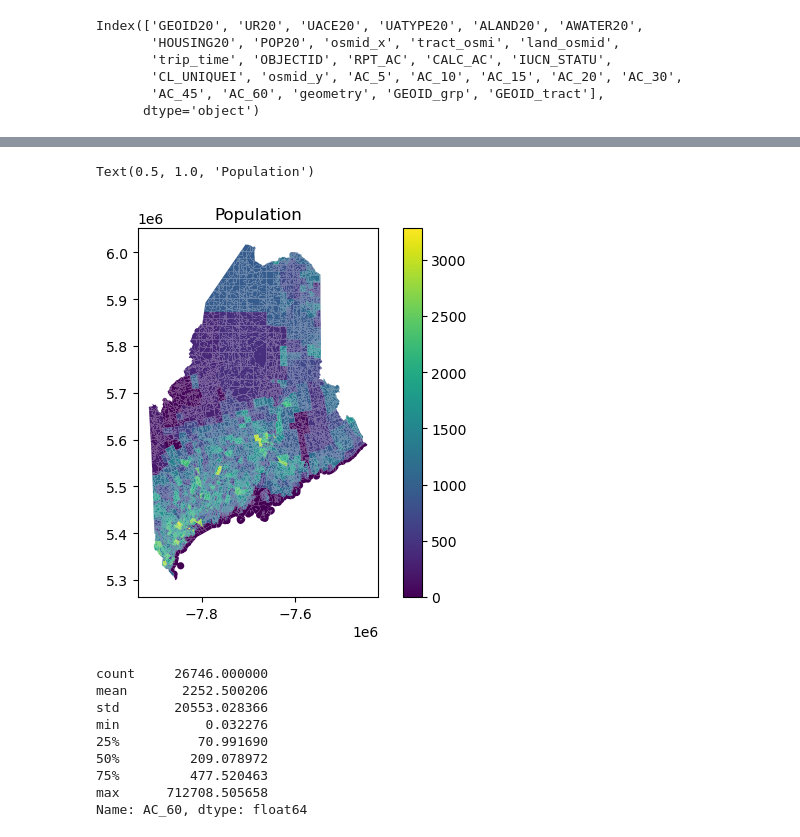
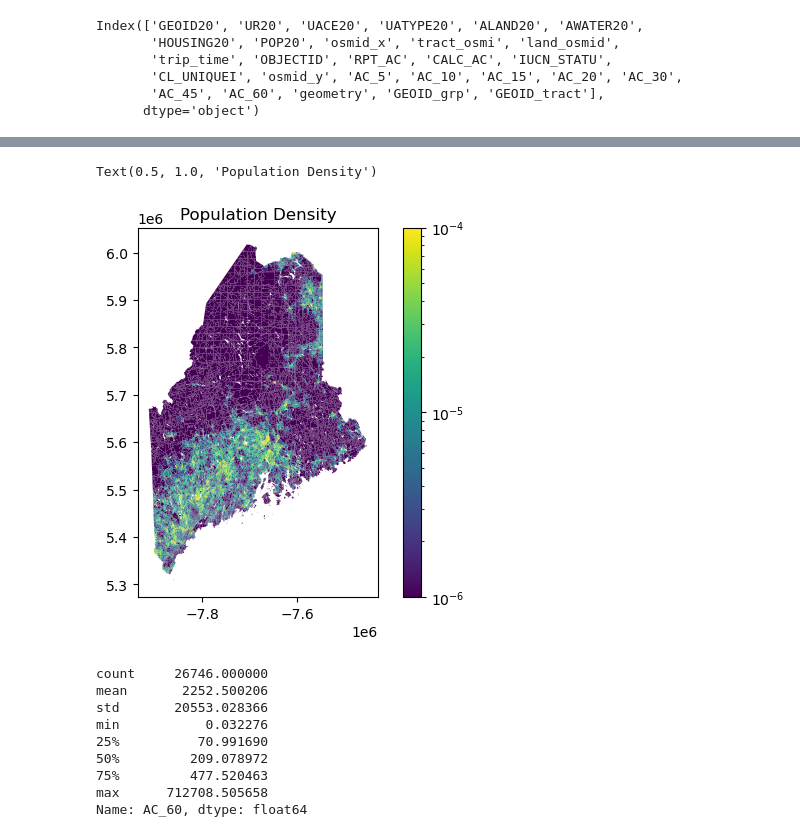
Before and after one commit to PhilipMathieu/access, a Jupyter notebook: notebooks/analysis_blocks.ipynb, the cells around one changed output, grey strips where cells are left out. Drawn from its saved outputs; the diff is of its cells as text; code cells hidden in the pictures.

Commit message:
Change method of aggregating blocks and rerun analysis

```diff
--- a/notebooks/analysis_blocks.ipynb
+++ b/notebooks/analysis_blocks.ipynb
@@ -30,9 +31,10 @@ Index(['GEOID20', 'UR20', 'UACE20', 'UATYPE20', 'ALAND20', 'AWATER20',
        'AC_45', 'AC_60', 'geometry', 'GEOID_grp', 'GEOID_tract'],
       dtype='object')
 # %%
-me_census = pd.DataFrame.from_records(c.pl.state_county_blockgroup(fields=('GEO_ID', 'P1_001N'),
+me_census = pd.DataFrame.from_records(c.pl.state_county_block(fields=('GEO_ID', 'P1_001N'),
                                       state_fips = "23",
                                       county_fips = "*",
                                       blockgroup="*",
+                                      block="*",
                                       year = 2020))
-me_census["GEOID_grp"] = me_census["GEO_ID"].apply(lambda s: s[9:])
+me_census["GEOID20"] = me_census["GEO_ID"].apply(lambda s: s[9:])
@@ -39,2 +46,2 @@ me_census["GEOID_grp"] = me_census["GEO_ID"].apply(lambda s: s[9:])
 # %%
-merge = blocks.merge(me_census, how="left", on="GEOID_grp")
+merge = blocks.merge(me_census, how="left", on="GEOID20")
@@ -40,0 +74,3 @@ merge = blocks.merge(me_census, how="left", on="GEOID_grp")
+# %%
+merge["POPDENSE"] = merge["P1_001N"].astype(np.float64) / merge["ALAND20"].astype(np.float64)
+merge["POPDENSE"].replace(np.inf, np.nan, inplace=True) # set infs to nan
@@ -41,6 +89,6 @@ merge = blocks.merge(me_census, how="left", on="GEOID_grp")
 # %%
-ax = merge.plot("P1_001N", linewidth=0, legend=True)
-ax.set_title("Population")
+ax = merge.dropna(subset="POPDENSE").groupby("GEOID20").first().plot("POPDENSE", linewidth=0, legend=True, norm=LogNorm(1e-6, 1e-4, clip=True))
+ax.set_title("Population Density")
 # %% [output]
-Text(0.5, 1.0, 'Population')
+Text(0.5, 1.0, 'Population Density')
-[figure, old version]
+[figure, new version]
```
Also changed, not shown: parts of 26 cells of this notebook.
